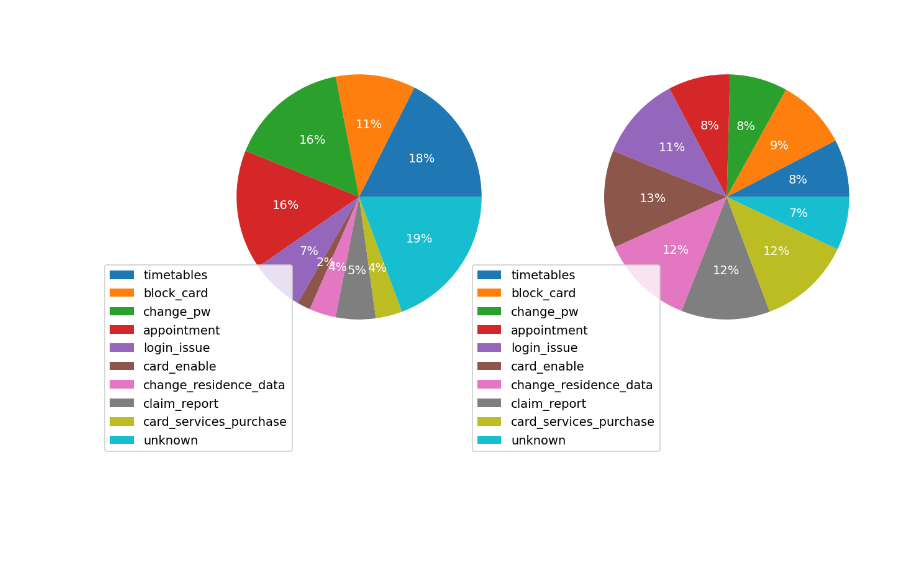
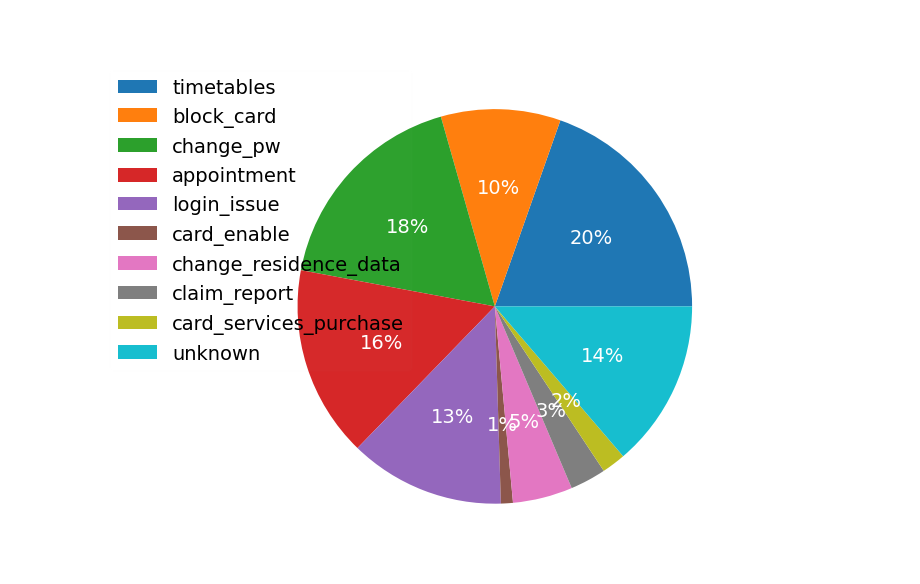
Before and after one commit to NicolaVanoli/conversational_ai, a Jupyter notebook: plots.ipynb, the cells around one changed output. Drawn from its saved outputs; the diff is of its cells as text; code cells hidden in the pictures; blank space fills up the shorter version.

```diff
--- a/plots.ipynb
+++ b/plots.ipynb
@@ -55,19 +55,19 @@ plt.show()
 # %%
 def my_autopct(pct):
     return ('%1.0f%%' % pct) if pct > 0 else ''
 
 figure, axis = plt.subplots(2,figsize=(10,5),dpi = 140)
 ax1 = plt.subplot2grid((1,2),(0,0))
 plt.pie(new_df[" 'Yes'"],autopct=my_autopct, pctdistance=.6, textprops={'color':"w"})
-plt.legend(new_df.index, loc = 'lower left',bbox_to_anchor=(-.35,-.35))
+plt.legend(new_df.index, loc = 'lower left',bbox_to_anchor=(-.3,.35), framealpha=0.01)
 plt.title('Most Used Services', color = 'white')
 
-ax2 = plt.subplot2grid((1,2), (0, 1))
+# ax2 = plt.subplot2grid((1,2), (0, 1))
 
-plt.pie(new_df[" 'No'"],autopct=my_autopct, pctdistance=.6, textprops={'color':"w"})
-plt.legend(new_df.index, loc = 'lower left',bbox_to_anchor=(-.35,-.35))
-plt.title('Unused Services', color = 'white')
+# plt.pie(new_df[" 'No'"],autopct=my_autopct, pctdistance=.6, textprops={'color':"w"})
+# plt.legend(new_df.index, loc = 'lower left',bbox_to_anchor=(-.35,-.35))
+# plt.title('Unused Services', color = 'white')
 
 plt.show()
 # %% [output]
-[figure, old version]
+[figure, new version]
```
Also changed, not shown: parts of 4 cells of this notebook, 21 other files.
